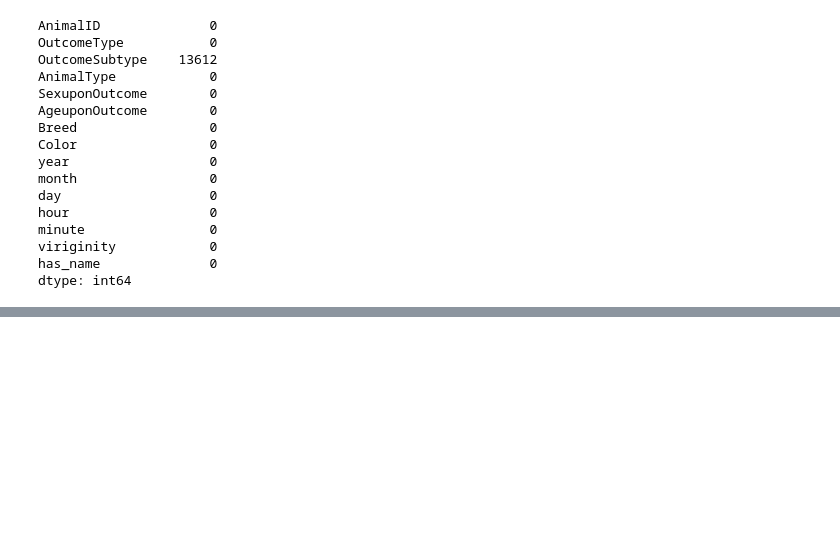
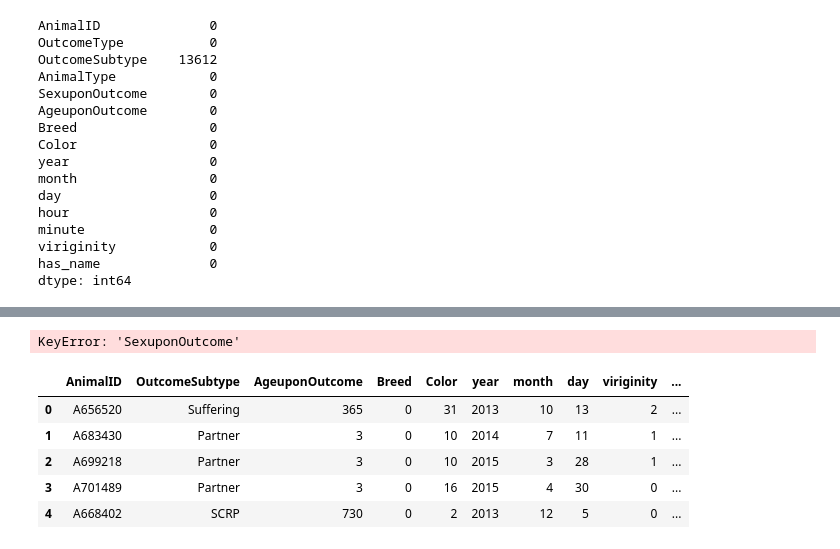
Before and after one commit to xingobar/machine_learning, a Jupyter notebook: Animal Outcome.ipynb, the cells around one changed output, grey strips where cells are left out. Saved outputs shown, nothing was run; the diff lists cells and outputs as text; code cells hidden in the pictures; blank space fills up the shorter version.

```diff
--- a/Animal Outcome.ipynb
+++ b/Animal Outcome.ipynb
@@ -166,0 +380,35 @@ train.head()
+# %%
+## proces sex
+def process_sex(data):
+    try:
+        sex = data.split()
+    except:
+        return 0
+    if sex[0] == 'Unknown':
+        return 0
+    elif sex[1] =='Male':
+        return 1
+    elif sex[1] == 'Female':
+        return 2
+    else:
+        return 0
+dog_train['Sex'] = dog_train['SexuponOutcome'].apply(process_sex)
+dog_test['Sex'] = dog_test['SexuponOutcome'].apply(process_sex)
+cat_train['Sex'] = cat_train['SexuponOutcome'].apply(process_sex)
+cat_test['Sex']=cat_test['SexuponOutcome'].apply(process_sex)
+
+dog_train.drop(['SexuponOutcome'],axis=1,inplace=True)
+dog_test.drop(['SexuponOutcome'],axis=1,inplace=True)
+cat_train.drop(['SexuponOutcome'],axis=1,inplace=True)
+cat_test.drop(['SexuponOutcome'],axis=1,inplace=True)
+# %% [output]
+KeyError: 'SexuponOutcome'
+# %%
+cat_train.head()
+# %% [output]
+|  | AnimalID | OutcomeSubtype | AgeuponOutcome | Breed | Color | year | month | day | viriginity | ... |
+| 0 | A656520 | Suffering | 365 | 0 | 31 | 2013 | 10 | 13 | 2 | ... |
+| 1 | A683430 | Partner | 3 | 0 | 10 | 2014 | 7 | 11 | 1 | ... |
+| 2 | A699218 | Partner | 3 | 0 | 10 | 2015 | 3 | 28 | 1 | ... |
+| 3 | A701489 | Partner | 3 | 0 | 16 | 2015 | 4 | 30 | 0 | ... |
+| 4 | A668402 | SCRP | 730 | 0 | 2 | 2013 | 12 | 5 | 0 | ... |
```
Also changed, not shown: parts of 23 cells of this notebook.
